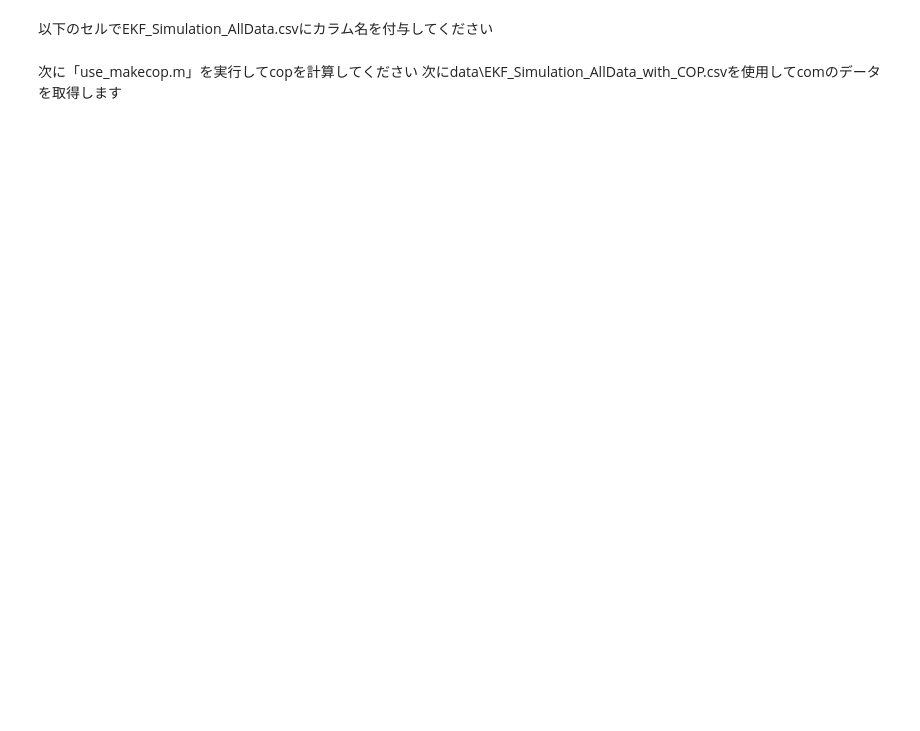
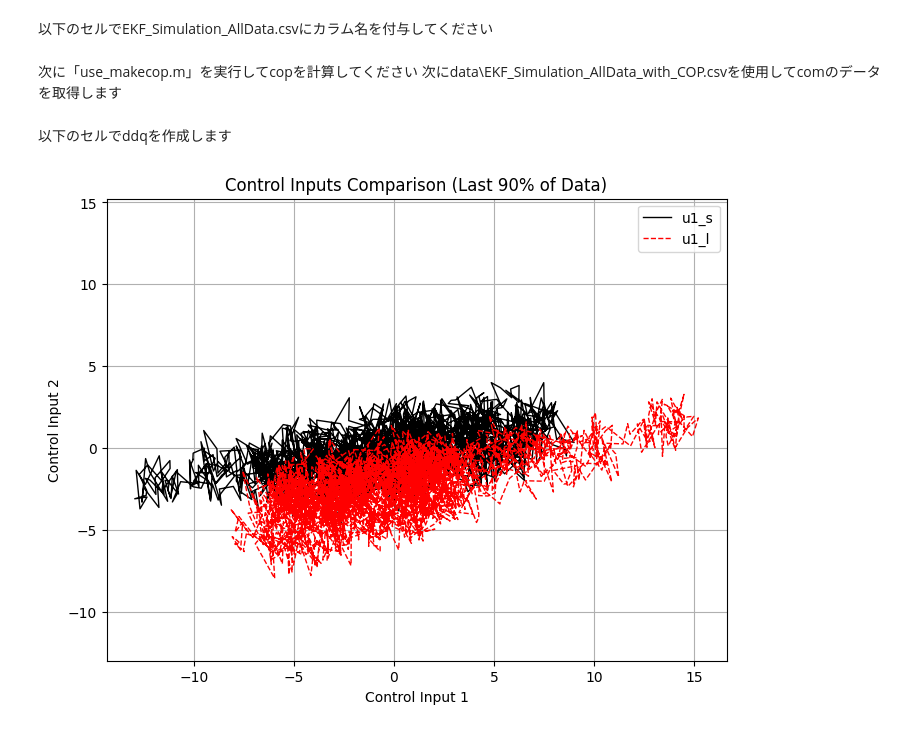
Before and after one commit to dalmatian-jp/MPC_donuts, a Jupyter notebook: data_analing.ipynb, the cells around one changed output. Cells and saved outputs as stored; diff of their text form; code cells hidden in the pictures; blank space fills up the shorter version.

```diff
--- a/data_analing.ipynb
+++ b/data_analing.ipynb
@@ -20,15 +20,15 @@ df.to_csv("data\EKF_Simulation_AllData.csv",index=False)
 次に「use_makecop.m」を実行してcopを計算してください
 次にdata\EKF_Simulation_AllData_with_COP.csvを使用してcomのデータを取得します
 # %%
-df = pd.read_csv("data\EKF_Simulation_AllData_with_COP.csv")
+df = pd.read_csv("data/EKF_Simulation_AllData_takami_with_COP.csv")
 
 system_params = {
-    'm1': 25.00,   # Mass of the first segment (leg)
-    'm2': 50.00,   # Mass of the second segment (trunk)
+    'm1': 28.00,   # Mass of the first segment (leg)
+    'm2': 53.00,   # Mass of the second segment (trunk)
     'L1': 0.90,    # Length of the first segment (leg)
-    'L2': 0.85,    # Length of the second segment (trunk)
-    'com1': 0.45,  # Distance to CoM of the first segment
-    'com2': 0.42,  # Distance to CoM of the second segment
+    'L2': 0.88,    # Length of the second segment (trunk)
+    'com1': 0.58,  # Distance to CoM of the first segment
+    'com2': 0.32,  # Distance to CoM of the second segment
     'g': 9.81      # Gravitational acceleration
 }
 
@@ -66,0 +67,2 @@ df.to_csv("data\EKF_Simulation_AllData_COP_COM.csv",index = False)
+# %% [markdown]
+以下のセルでddqを作成します
@@ -67,3 +149,47 @@ df.to_csv("data\EKF_Simulation_AllData_COP_COM.csv",index = False)
+# %%
+import matplotlib.pyplot as plt
+import numpy as np
+
+# データフレーム df が存在することを確認してください
+if 'df' in locals():
+    # データの後半90%を取得
+    start_index = int(len(df) * 0.2)  # 先頭10%をスキップ
+    df_subset = df.iloc[start_index:]
+
+    # データの取得
+    u1_s = df_subset['u1_s'].values
+    u2_s = df_subset['u2_s'].values
+    u1_l = df_subset['u1_l'].values
+    u2_l = df_subset['u2_l'].values
+
+    # すべてのデータを結合して90%範囲を計算
+    all_data = np.concatenate([u1_s, u2_s, u1_l, u2_l])
+    percentile_5 = np.percentile(all_data, 0)
+    percentile_95 = np.percentile(all_data, 100)
+
+    # プロット
+    plt.figure(figsize=(8, 6))
+    plt.plot(u1_s, u2_s, label='u1_s', color="black", linewidth=1)
+    plt.plot(u1_l, u2_l, label='u1_l', linestyle="--", color="r", linewidth=1)
+
+    # y軸の範囲を設定（全体の90%のデータ範囲）
+    plt.ylim(percentile_5, percentile_95)
+
+    # ラベルと凡例
+    plt.xlabel('Control Input 1')
+    plt.ylabel('Control Input 2')
+    plt.legend()
+    plt.title('Control Inputs Comparison (Last 90% of Data)')
+
+    # グリッド表示
+    plt.grid(True)
+
+    # グラフの表示
+    plt.show()
+else:
+    print("データフレーム 'df' が存在しません。データを提供してください。")
+# %% [output]
+[figure, added]
 # %%
 plt.plot(df['u1_s'], df['u2_s'], label='u1_s',color="black",linewidth=1)
 plt.plot(df['u1_l'], df['u2_l'], label='u1_l',linestyle="--",color="r",linewidth=1)
```
Also changed, not shown: parts of 10 cells of this notebook, 9 other files.
